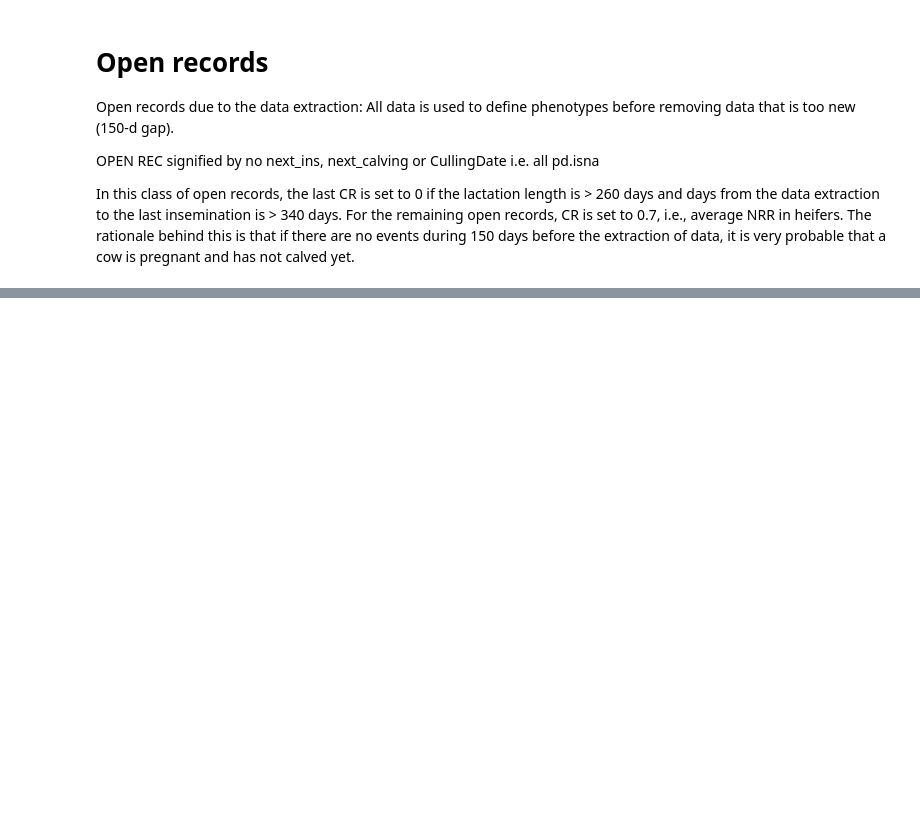
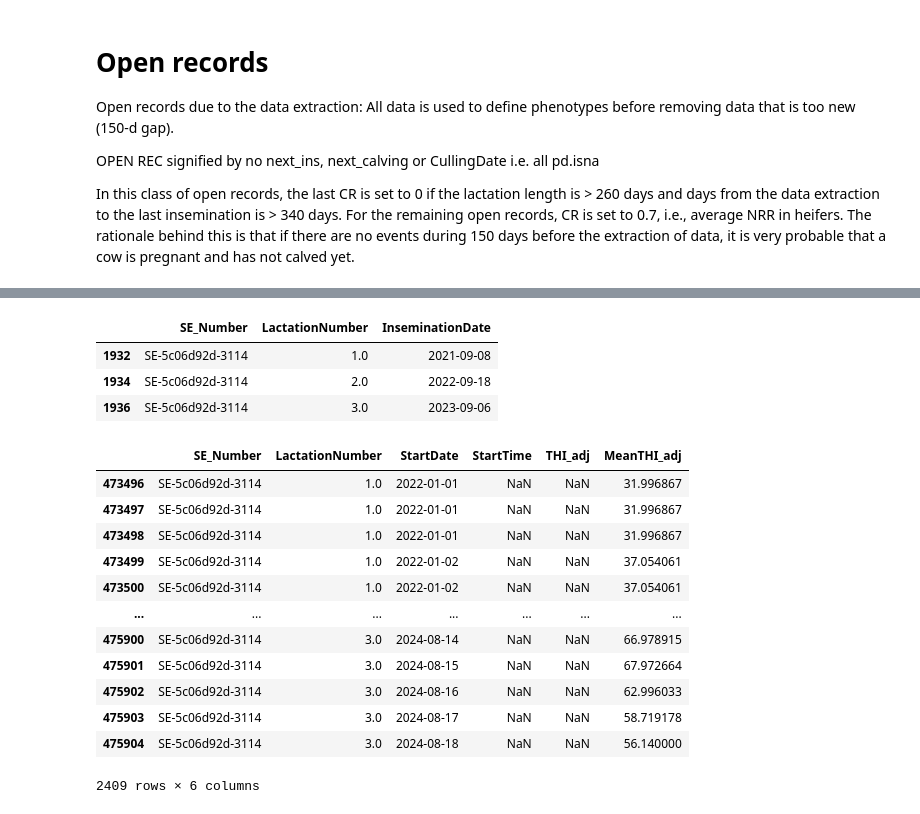
Before and after one commit to pgullstrand/Gigacow-tools, a Jupyter notebook: Projects/HeatStressEvaluation/DataPreprocessing/FertilityTraits.ipynb, the cells around one changed output, grey strips where cells are left out. Cells and saved outputs as stored; diff of their text form; code cells hidden in the pictures; blank space fills up the shorter version.

Commit message:
AddingTHIdata

```diff
--- a/Projects/HeatStressEvaluation/DataPreprocessing/FertilityTraits.ipynb
+++ b/Projects/HeatStressEvaluation/DataPreprocessing/FertilityTraits.ipynb
@@ -1294,0 +1316,41 @@ df.to_csv("../Data/CowData/fertilityDF.csv", index=False)
+# %%
+"""
+# Find example cow, put as comment once script works
+SE_Number = ["SE-5c06d92d-3114"] #["SE-a756bc39-1143"]
+df_fert = df[df["SE_Number"].isin(SE_Number)]
+
+col_keep = ["SE_Number", "LactationNumber", "InseminationDate"]
+df_fert = df_fert[col_keep]
+
+df_fert = df_fert.drop_duplicates(subset=["SE_Number", "LactationNumber", "InseminationDate"])
+df_fert
+"""
+# %% [output]
+|  | SE_Number | LactationNumber | InseminationDate |
+| 1932 | SE-5c06d92d-3114 | 1.0 | 2021-09-08 |
+| 1934 | SE-5c06d92d-3114 | 2.0 | 2022-09-18 |
+| 1936 | SE-5c06d92d-3114 | 3.0 | 2023-09-06 |
+# %%
+"""
+# Matching weather data for example cow, put as comment once script works
+SE_Number = ["SE-5c06d92d-3114"] #["SE-a756bc39-1143"]
+df_THI = THIdata[THIdata["SE_Number"].isin(SE_Number)]
+
+col_keep = ["SE_Number", "LactationNumber", "StartDate", "StartTime", "THI_adj", "MeanTHI_adj"]
+df_THI = df_THI[col_keep]
+df_THI
+"""
+# %% [output]
+|  | SE_Number | LactationNumber | StartDate | StartTime | THI_adj | MeanTHI_adj |
+| 473496 | SE-5c06d92d-3114 | 1.0 | 2022-01-01 | NaN | NaN | 31.996867 |
+| 473497 | SE-5c06d92d-3114 | 1.0 | 2022-01-01 | NaN | NaN | 31.996867 |
+| 473498 | SE-5c06d92d-3114 | 1.0 | 2022-01-01 | NaN | NaN | 31.996867 |
+| 473499 | SE-5c06d92d-3114 | 1.0 | 2022-01-02 | NaN | NaN | 37.054061 |
+| 473500 | SE-5c06d92d-3114 | 1.0 | 2022-01-02 | NaN | NaN | 37.054061 |
+| ... | ... | ... | ... | ... | ... | ... |
+| 475900 | SE-5c06d92d-3114 | 3.0 | 2024-08-14 | NaN | NaN | 66.978915 |
+| 475901 | SE-5c06d92d-3114 | 3.0 | 2024-08-15 | NaN | NaN | 67.972664 |
+| 475902 | SE-5c06d92d-3114 | 3.0 | 2024-08-16 | NaN | NaN | 62.996033 |
+| 475903 | SE-5c06d92d-3114 | 3.0 | 2024-08-17 | NaN | NaN | 58.719178 |
+| 475904 | SE-5c06d92d-3114 | 3.0 | 2024-08-18 | NaN | NaN | 56.140000 |
+2409 rows × 6 columns
```
Also changed, not shown: parts of 13 cells of this notebook.
